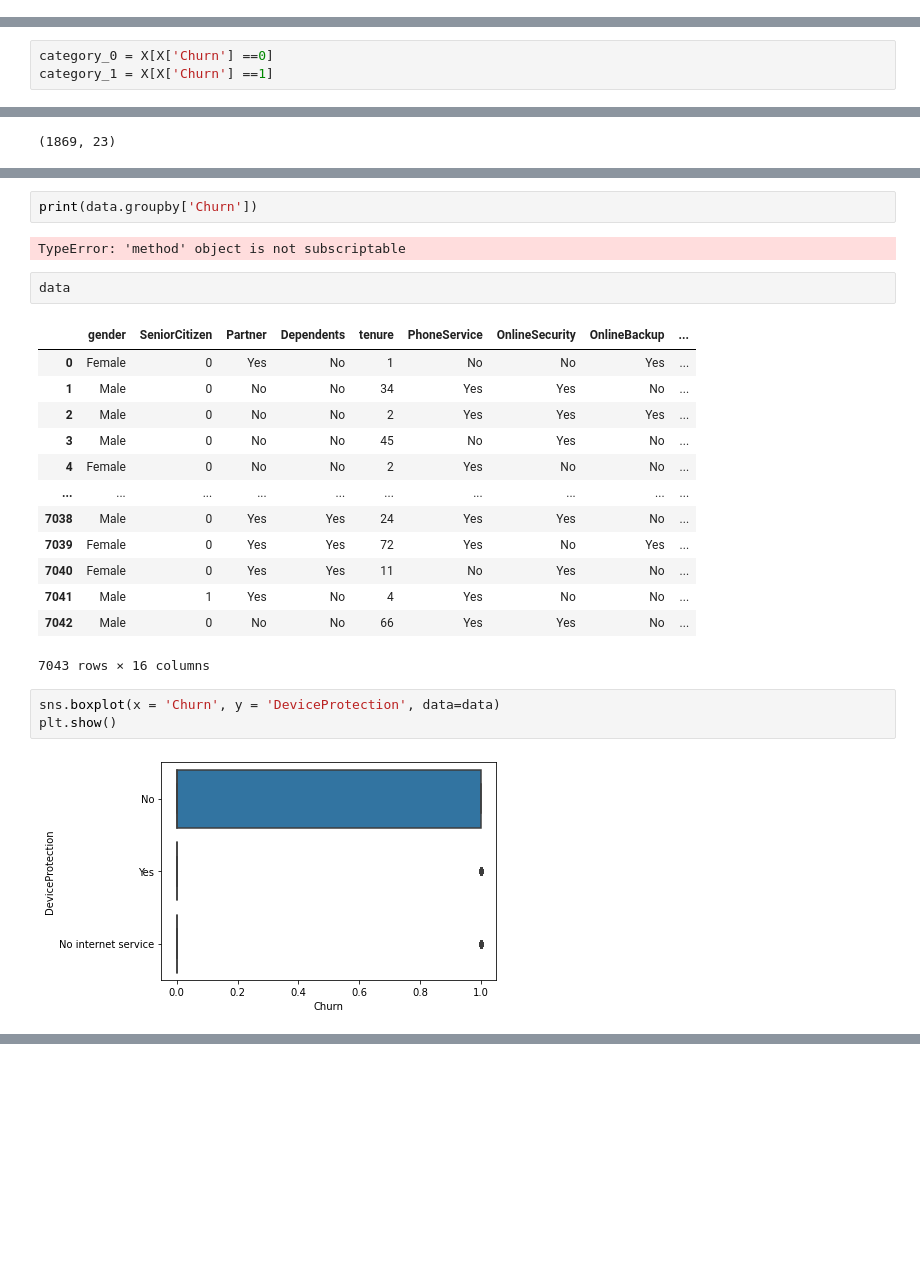
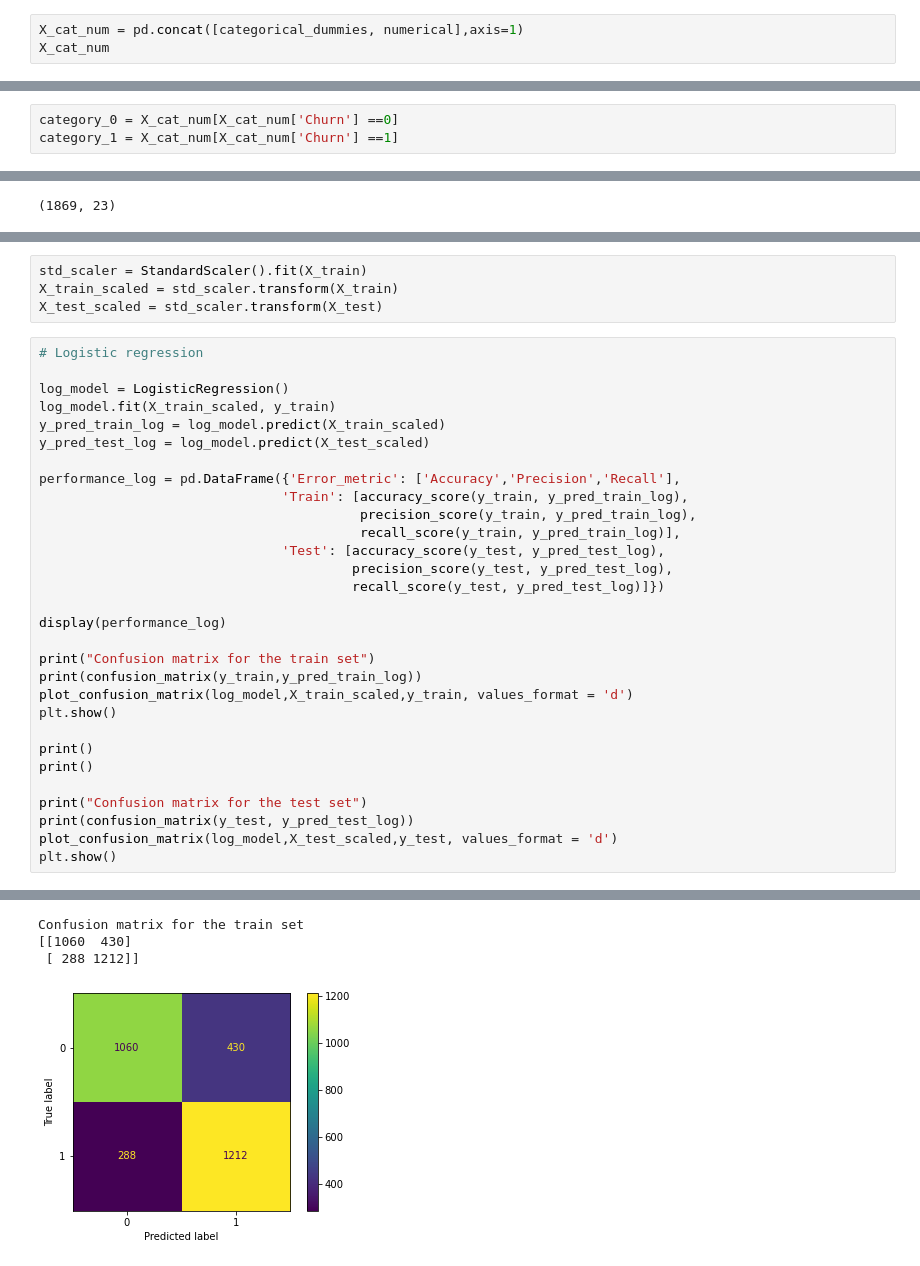
Before and after one commit to BarbaraC1983/barbaracameanlabs, a Jupyter notebook: churn case/churn_prediction-short_version.ipynb, the cells around one changed output, grey strips where cells are left out. Cells and saved outputs as stored; diff of their text form; blank space fills up the shorter version.

```diff
--- a/churn case/churn_prediction-short_version.ipynb
+++ b/churn case/churn_prediction-short_version.ipynb
@@ -321,0 +288,3 @@ X_cat_num
+# %%
+X_cat_num = pd.concat([categorical_dummies, numerical],axis=1)
+X_cat_num
@@ -602,6 +604,6 @@ X
 # %%
-category_0 = X[X['Churn'] ==0]
-category_1 = X[X['Churn'] ==1]
+category_0 = X_cat_num[X_cat_num['Churn'] ==0]
+category_1 = X_cat_num[X_cat_num['Churn'] ==1]
 # %%
 category_0.shape
 # %% [output]
@@ -968,25 +636,35 @@ dtype: object
-# %%
-print(data.groupby['Churn'])
-# %% [output]
-TypeError: 'method' object is not subscriptable
-# %%
-data
-# %% [output]
-|  | gender | SeniorCitizen | Partner | Dependents | tenure | PhoneService | OnlineSecurity | OnlineBackup | ... |
-| 0 | Female | 0 | Yes | No | 1 | No | No | Yes | ... |
-| 1 | Male | 0 | No | No | 34 | Yes | Yes | No | ... |
-| 2 | Male | 0 | No | No | 2 | Yes | Yes | Yes | ... |
-| 3 | Male | 0 | No | No | 45 | No | Yes | No | ... |
-| 4 | Female | 0 | No | No | 2 | Yes | No | No | ... |
-| ... | ... | ... | ... | ... | ... | ... | ... | ... | ... |
-| 7038 | Male | 0 | Yes | Yes | 24 | Yes | Yes | No | ... |
-| 7039 | Female | 0 | Yes | Yes | 72 | Yes | No | Yes | ... |
-| 7040 | Female | 0 | Yes | Yes | 11 | No | Yes | No | ... |
-| 7041 | Male | 1 | Yes | No | 4 | Yes | No | No | ... |
-| 7042 | Male | 0 | No | No | 66 | Yes | Yes | No | ... |
-7043 rows × 16 columns
-# %%
-sns.boxplot(x = 'Churn', y = 'DeviceProtection', data=data)
-plt.show()
-# %% [output]
-[figure, removed]
+# %%
+std_scaler = StandardScaler().fit(X_train)
+X_train_scaled = std_scaler.transform(X_train)
+X_test_scaled = std_scaler.transform(X_test)
+# %%
+# Logistic regression
+
+log_model = LogisticRegression()
+log_model.fit(X_train_scaled, y_train)
+y_pred_train_log = log_model.predict(X_train_scaled)
+y_pred_test_log = log_model.predict(X_test_scaled)
+
+performance_log = pd.DataFrame({'Error_metric': ['Accuracy','Precision','Recall'],
+                               'Train': [accuracy_score(y_train, y_pred_train_log),
+                                         precision_score(y_train, y_pred_train_log),
+                                         recall_score(y_train, y_pred_train_log)],
+                               'Test': [accuracy_score(y_test, y_pred_test_log),
+                                        precision_score(y_test, y_pred_test_log),
+                                        recall_score(y_test, y_pred_test_log)]})
+
+display(performance_log)
+
+print("Confusion matrix for the train set")
+print(confusion_matrix(y_train,y_pred_train_log))
+plot_confusion_matrix(log_model,X_train_scaled,y_train, values_format = 'd')
+plt.show()
+
+print()
+print()
+
+print("Confusion matrix for the test set")
+print(confusion_matrix(y_test, y_pred_test_log))
+plot_confusion_matrix(log_model,X_test_scaled,y_test, values_format = 'd')
+plt.show()
+# %% [output]
@@ -992,0 +675,4 @@ plt.show()
+Confusion matrix for the train set
+[[1060  430]
+ [ 288 1212]]
+[figure, added]
```
Also changed, not shown: parts of 103 cells of this notebook.
